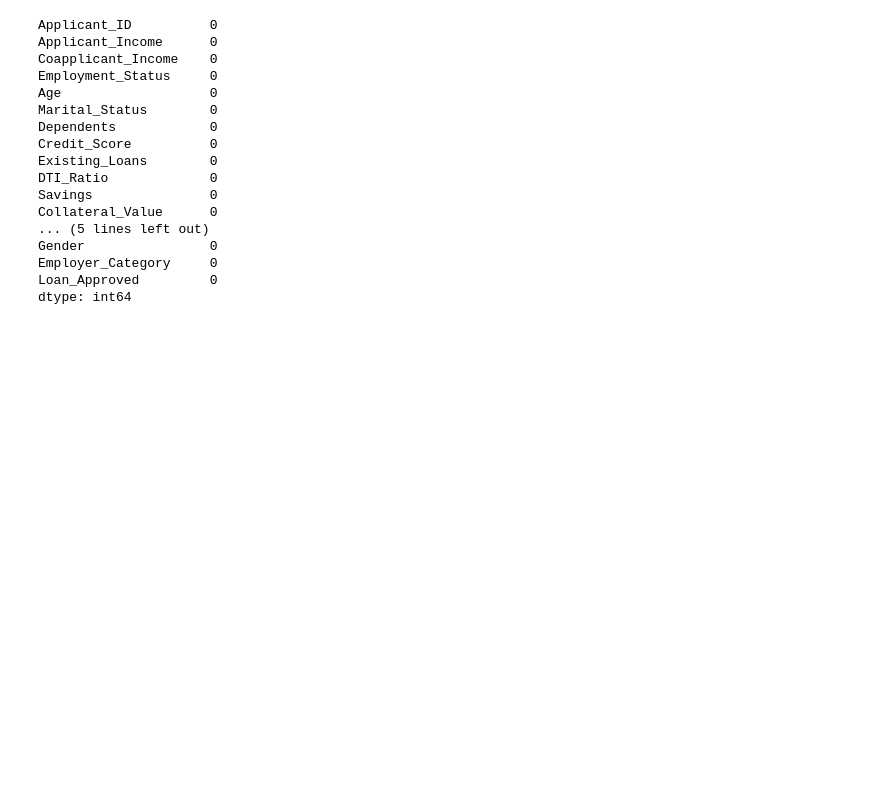
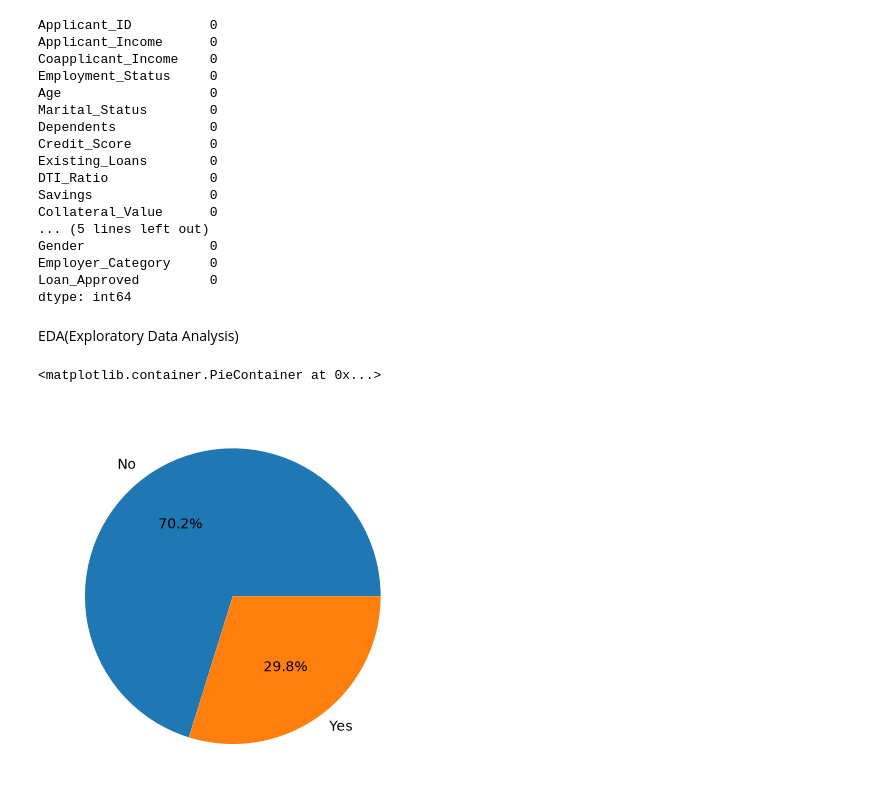
Before and after one commit to nidhitk/credit_wise_loan_System, a Jupyter notebook: credit_wise.ipynb, the cells around one changed output. Cells and saved outputs as stored; diff of their text form; code cells hidden in the pictures; blank space fills up the shorter version.

```diff
--- a/credit_wise.ipynb
+++ b/credit_wise.ipynb
@@ -137,3 +137,11 @@ Gender                0
 Employer_Category     0
 Loan_Approved         0
 dtype: int64
+# %% [markdown]
+EDA(Exploratory Data Analysis)
+# %%
+classes_count=df["Loan_Approved"].value_counts()
+plt.pie(classes_count,labels=["No","Yes"],autopct="%1.1f%%")
+# %% [output]
+<matplotlib.container.PieContainer at 0x...>
+[figure, added]
```
Also changed, not shown: parts of 7 cells of this notebook.
